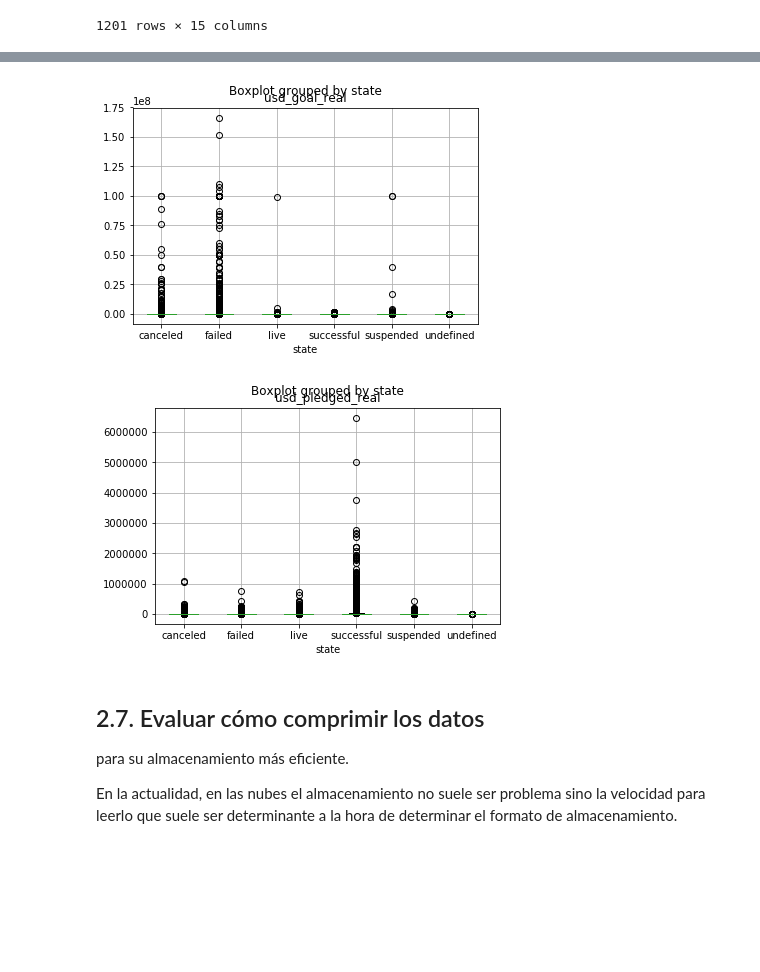
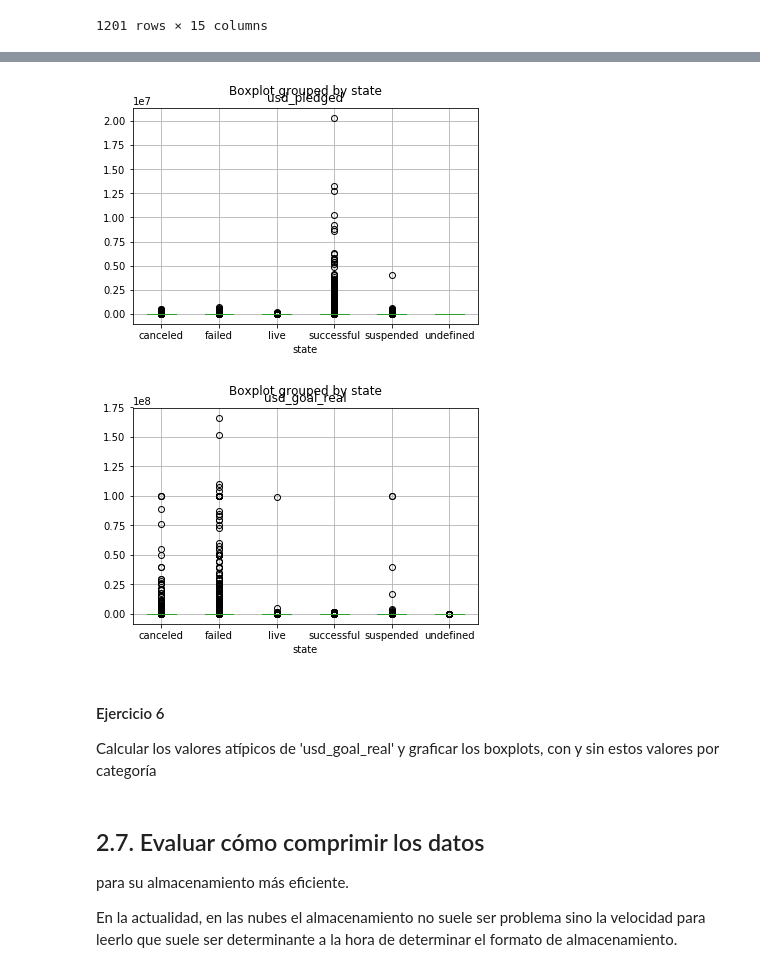
Before and after one commit to DiploDatos/AnalisisYCuracion, a Jupyter notebook: notebooks/Limpieza.ipynb, the cells around one changed output, grey strips where cells are left out. Drawn from its saved outputs; the diff is of its cells as text; code cells hidden in the pictures; blank space fills up the shorter version.

Commit message:
Ejercicios incluidos

```diff
--- a/notebooks/Limpieza.ipynb
+++ b/notebooks/Limpieza.ipynb
@@ -950,11 +1003,13 @@ kickstarter_2018.boxplot(column='usd_pledged_real',by='state');
 # %%
+kickstarter_2018.boxplot(column='usd_pledged',by='state');
 kickstarter_2018.boxplot(column='usd_goal_real',by='state');
 # %% [output]
-[figure, old version]
+[figure, new version]
+[figure, added]
-# %%
-kickstarter_2018.drop(outliers.index).boxplot(column='usd_pledged_real',by='state');
-# %% [output]
-[figure, removed]
+# %% [markdown]
+#### Ejercicio 6
+
+Calcular los valores atípicos de 'usd_goal_real' y graficar los boxplots, con y sin estos valores por categoría
 # %% [markdown]
 ## 2.7. Evaluar cómo comprimir los datos
 para su almacenamiento más eficiente.
```
Also changed, not shown: parts of 55 cells of this notebook.
